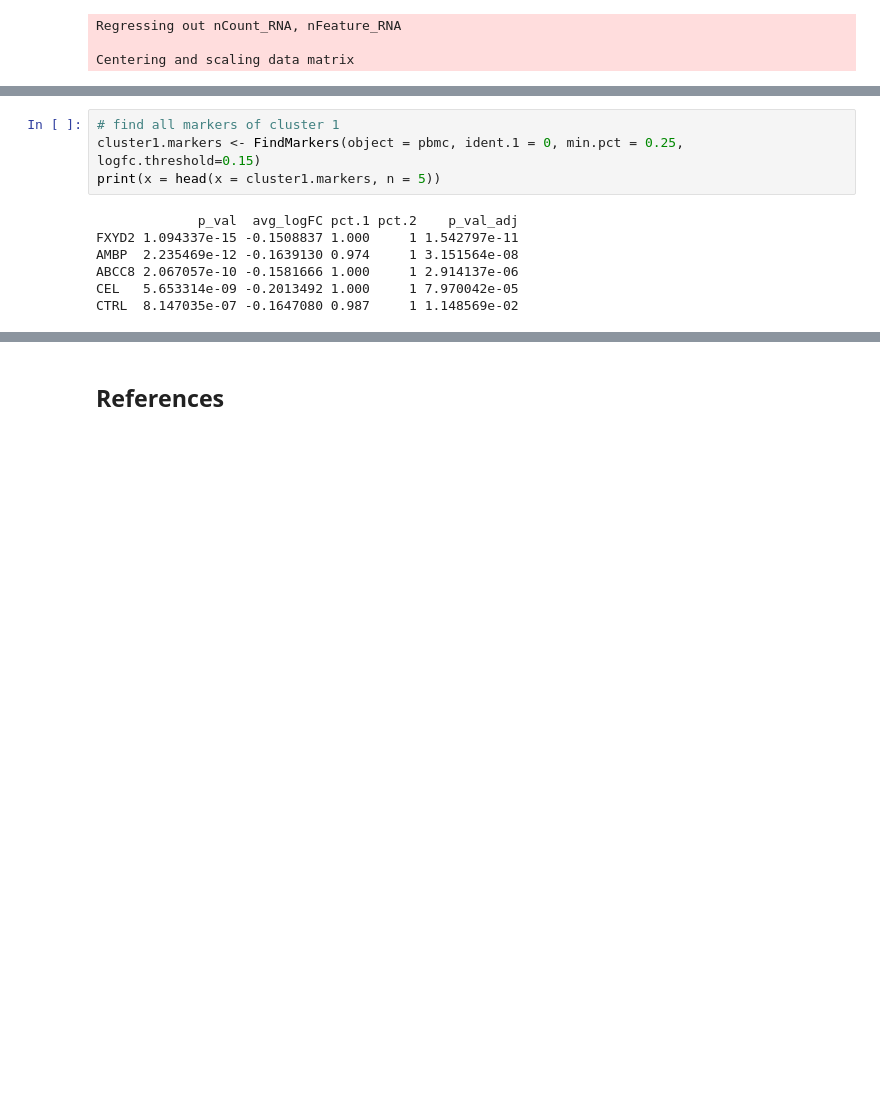
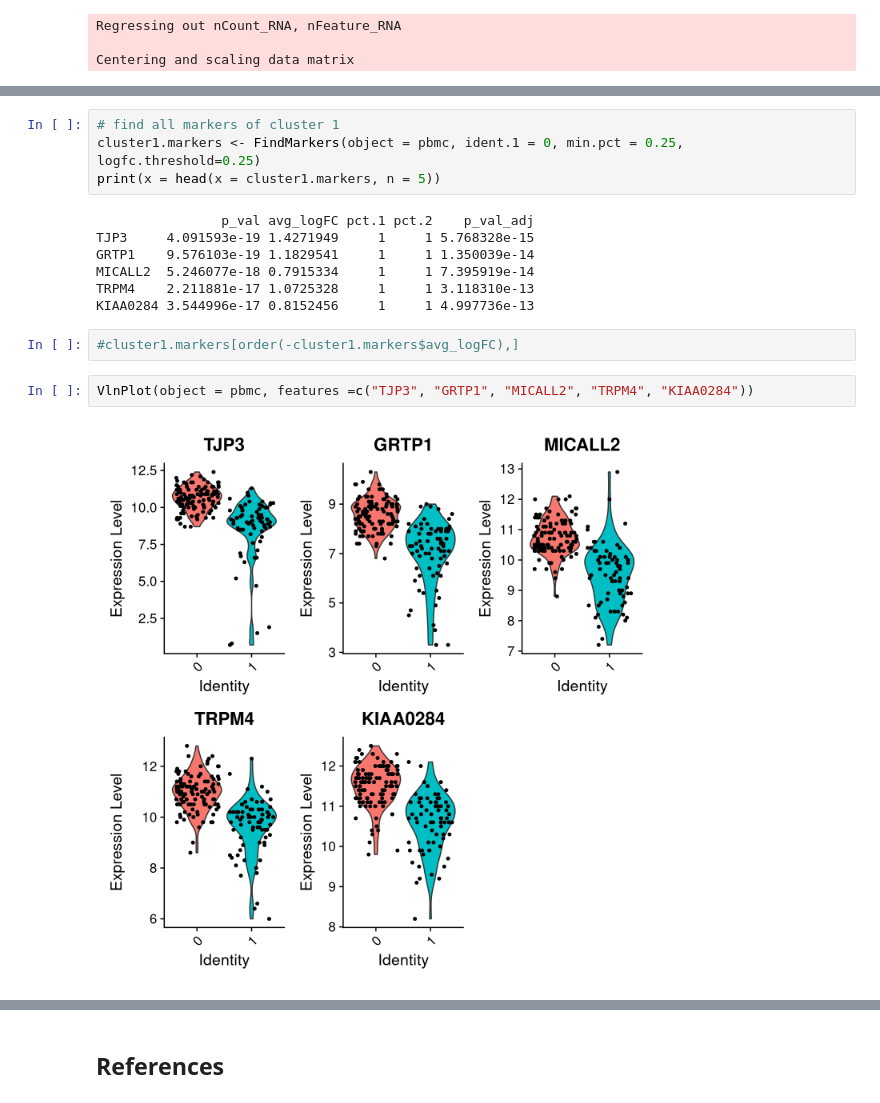
Before and after one commit to markmartorilopez/BigDataAnalytics_R, a Jupyter notebook: BigDataAnalytics_Project2021.ipynb, the cells around one changed output, grey strips where cells are left out. Cells and saved outputs as stored; diff of their text form; blank space fills up the shorter version.

```diff
--- a/BigDataAnalytics_Project2021.ipynb
+++ b/BigDataAnalytics_Project2021.ipynb
@@ -645,13 +659,19 @@ DimPlot(pbmc, reduction = "umap", split.by = "seurat_clusters")
 # %%
 # find all markers of cluster 1
-cluster1.markers <- FindMarkers(object = pbmc, ident.1 = 0, min.pct = 0.25, logfc.threshold=0.15)
+cluster1.markers <- FindMarkers(object = pbmc, ident.1 = 0, min.pct = 0.25, logfc.threshold=0.25)
 print(x = head(x = cluster1.markers, n = 5))
 # %% [output]
-             p_val  avg_logFC pct.1 pct.2    p_val_adj
-FXYD2 1.094337e-15 -0.1508837 1.000     1 1.542797e-11
-AMBP  2.235469e-12 -0.1639130 0.974     1 3.151564e-08
-ABCC8 2.067057e-10 -0.1581666 1.000     1 2.914137e-06
-CEL   5.653314e-09 -0.2013492 1.000     1 7.970042e-05
-CTRL  8.147035e-07 -0.1647080 0.987     1 1.148569e-02
+                p_val avg_logFC pct.1 pct.2    p_val_adj
+TJP3     4.091593e-19 1.4271949     1     1 5.768328e-15
+GRTP1    9.576103e-19 1.1829541     1     1 1.350039e-14
+MICALL2  5.246077e-18 0.7915334     1     1 7.395919e-14
+TRPM4    2.211881e-17 1.0725328     1     1 3.118310e-13
+KIAA0284 3.544996e-17 0.8152456     1     1 4.997736e-13
+# %%
+#cluster1.markers[order(-cluster1.markers$avg_logFC),]
+# %%
+VlnPlot(object = pbmc, features =c("TJP3", "GRTP1", "MICALL2", "TRPM4", "KIAA0284"))
+# %% [output]
+[figure, added]
 # %%
 # find all markers of cluster 2
```
Also changed, not shown: parts of 15 cells of this notebook.
